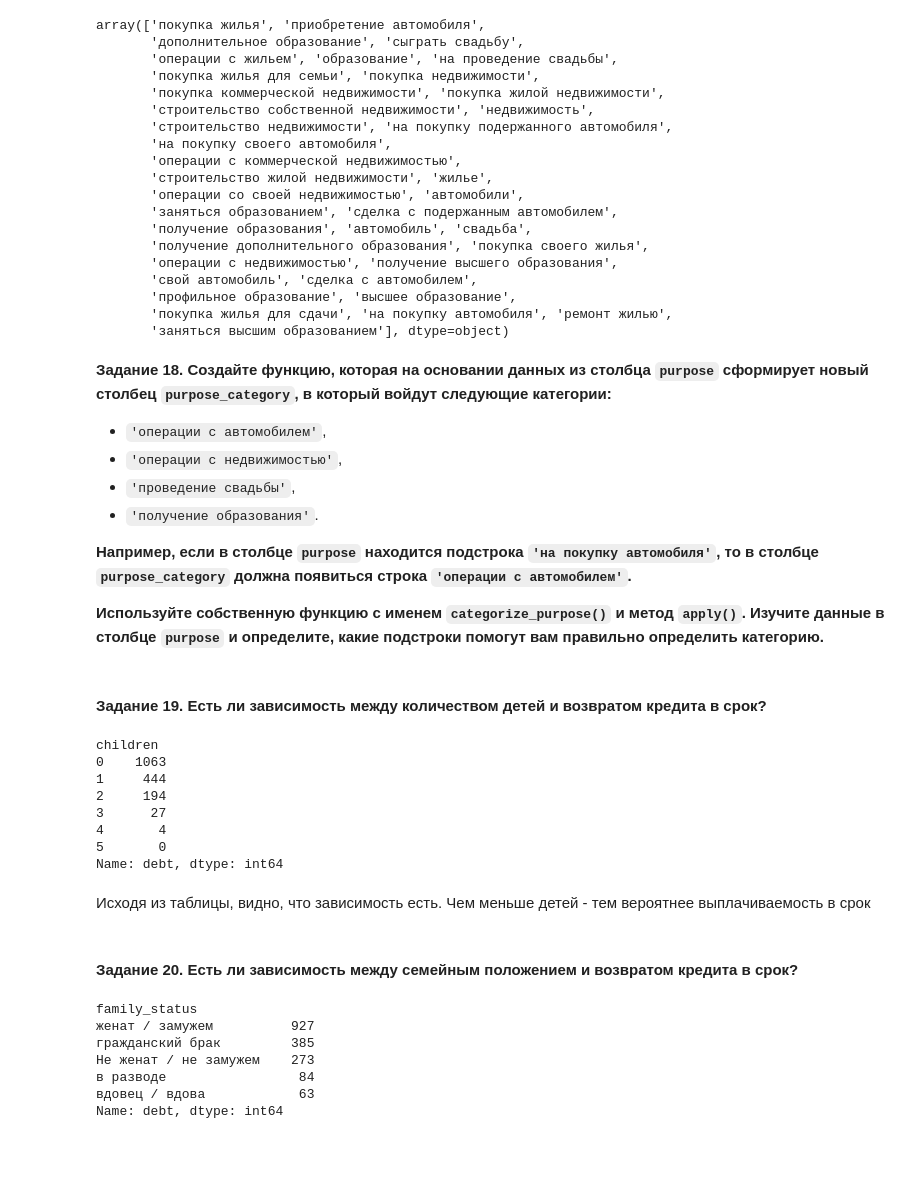
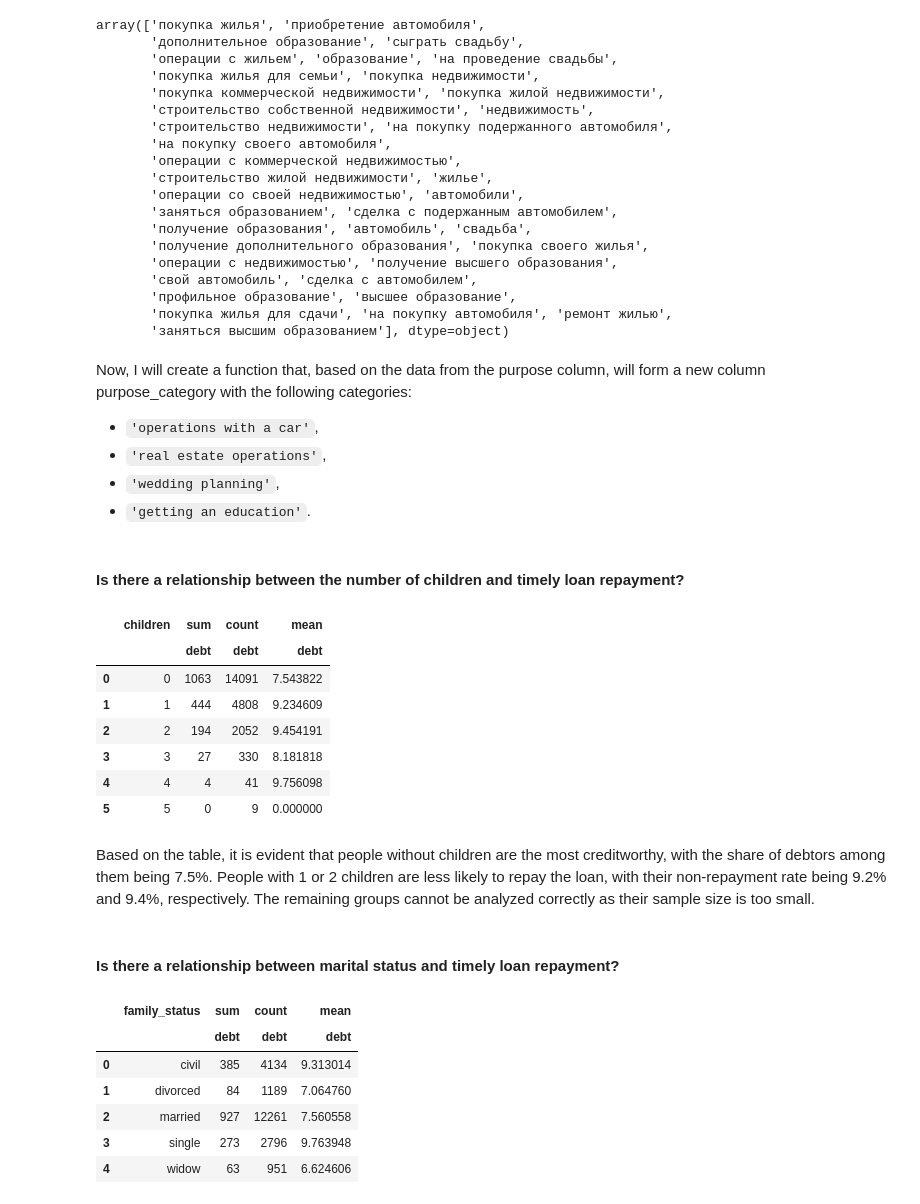
Before and after one commit to antonkazachenko/ds_projects, a Jupyter notebook: 2-loan-repayment/project.ipynb, the cells around one changed output. Cells and saved outputs as stored; diff of their text form; code cells hidden in the pictures; blank space fills up the shorter version.

```diff
--- a/2-loan-repayment/project.ipynb
+++ b/2-loan-repayment/project.ipynb
@@ -235,54 +226,55 @@ array(['покупка жилья', 'приобретение автомобил
        'покупка жилья для сдачи', 'на покупку автомобиля', 'ремонт жилью',
        'заняться высшим образованием'], dtype=object)
 # %% [markdown]
-**Задание 18. Создайте функцию, которая на основании данных из столбца `purpose` сформирует новый столбец `purpose_category`, в который войдут следующие категории:**
 
-- `'операции с автомобилем'`,
-- `'операции с недвижимостью'`,
-- `'проведение свадьбы'`,
-- `'получение образования'`.
+Now, I will create a function that, based on the data from the purpose column, will form a new column purpose_category with the following categories:
 
-**Например, если в столбце `purpose` находится подстрока `'на покупку автомобиля'`, то в столбце `purpose_category` должна появиться строка `'операции с автомобилем'`.**
-
-**Используйте собственную функцию с именем `categorize_purpose()` и метод `apply()`. Изучите данные в столбце `purpose` и определите, какие подстроки помогут вам правильно определить категорию.**
+- `'operations with a car'`,
+- `'real estate operations'`,
+- `'wedding planning'`,
+- `'getting an education'`.
 # %%
 def categorize_purpose(row):
     purpose = row['purpose']
     if 'автомобил' in purpose:
-        return 'операции с автомобилем'
+        return 'operations with a car'
     elif 'недвижимост' in purpose or 'жиль' in purpose:
-        return 'операции с недвижимостью'
+        return 'real estate operations'
     elif 'свадьб' in purpose:
-        return 'проведение свадьбы'
+        return 'wedding planning'
     else:
-        return 'получение образования'
+        return 'getting an education'
 # %%
 data['purpose_category'] = data.apply(categorize_purpose, axis=1)
 # %% [markdown]
-#### Задание 19. Есть ли зависимость между количеством детей и возвратом кредита в срок?
+#### Is there a relationship between the number of children and timely loan repayment?
 # %%
-data.groupby('children')['debt'].sum()
+pivot_table = pd.pivot_table(data, index=['children'], values=['debt'], aggfunc=['sum', 'count', 'mean']).reset_index()
+pivot_table[('mean', 'debt')] = pivot_table[('mean', 'debt')] * 100
+pivot_table
 # %% [output]
-children
-0    1063
-1     444
-2     194
-3      27
-4       4
-5       0
-Name: debt, dtype: int64
+|  | children | sum | count | mean |
+|  |  | debt | debt | debt |
+| 0 | 0 | 1063 | 14091 | 7.543822 |
+| 1 | 1 | 444 | 4808 | 9.234609 |
+| 2 | 2 | 194 | 2052 | 9.454191 |
+| 3 | 3 | 27 | 330 | 8.181818 |
+| 4 | 4 | 4 | 41 | 9.756098 |
+| 5 | 5 | 0 | 9 | 0.000000 |
 # %% [markdown]
-Исходя из таблицы, видно, что зависимость есть. Чем меньше детей - тем вероятнее выплачиваемость в срок
+Based on the table, it is evident that people without children are the most creditworthy, with the share of debtors among them being 7.5%. People with 1 or 2 children are less likely to repay the loan, with their non-repayment rate being 9.2% and 9.4%, respectively. The remaining groups cannot be analyzed correctly as their sample size is too small.
 # %% [markdown]
-#### Задание 20. Есть ли зависимость между семейным положением и возвратом кредита в срок?
+#### Is there a relationship between marital status and timely loan repayment?
 # %%
-data.groupby('family_status')['debt'].sum().sort_values(ascending=False)
+pivot_table = pd.pivot_table(data, index=['family_status'], values=['debt'], aggfunc=['sum', 'count', 'mean']).reset_index()
+pivot_table[('mean', 'debt')] = pivot_table[('mean', 'debt')] * 100
+pivot_table
 # %% [output]
-family_status
-женат / замужем          927
-гражданский брак         385
-Не женат / не замужем    273
-в разводе                 84
-вдовец / вдова            63
-Name: debt, dtype: int64
+|  | family_status | sum | count | mean |
+|  |  | debt | debt | debt |
+| 0 | civil | 385 | 4134 | 9.313014 |
+| 1 | divorced | 84 | 1189 | 7.064760 |
+| 2 | married | 927 | 12261 | 7.560558 |
+| 3 | single | 273 | 2796 | 9.763948 |
+| 4 | widow | 63 | 951 | 6.624606 |
 # %% [markdown]
```
Also changed, not shown: parts of 49 cells of this notebook.
